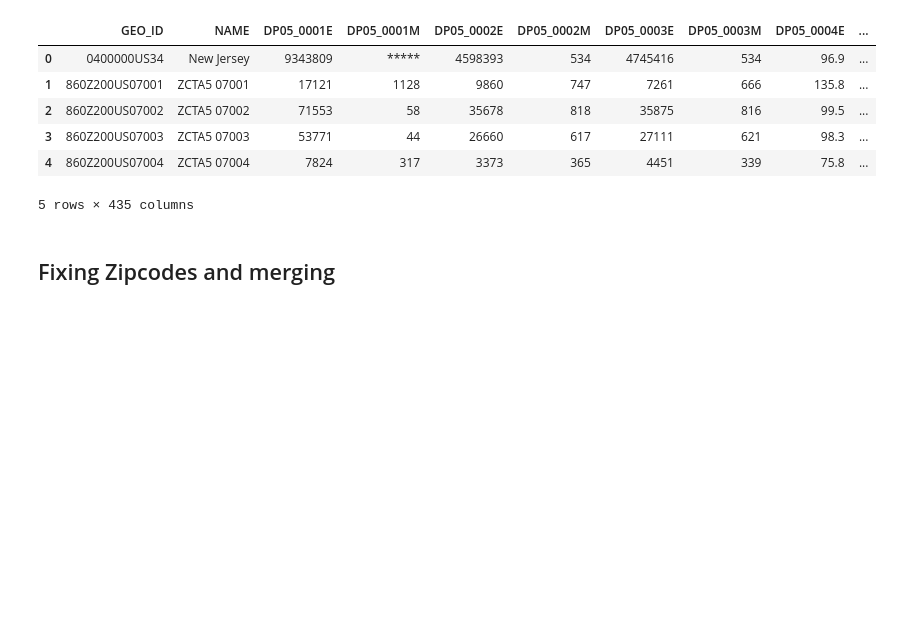
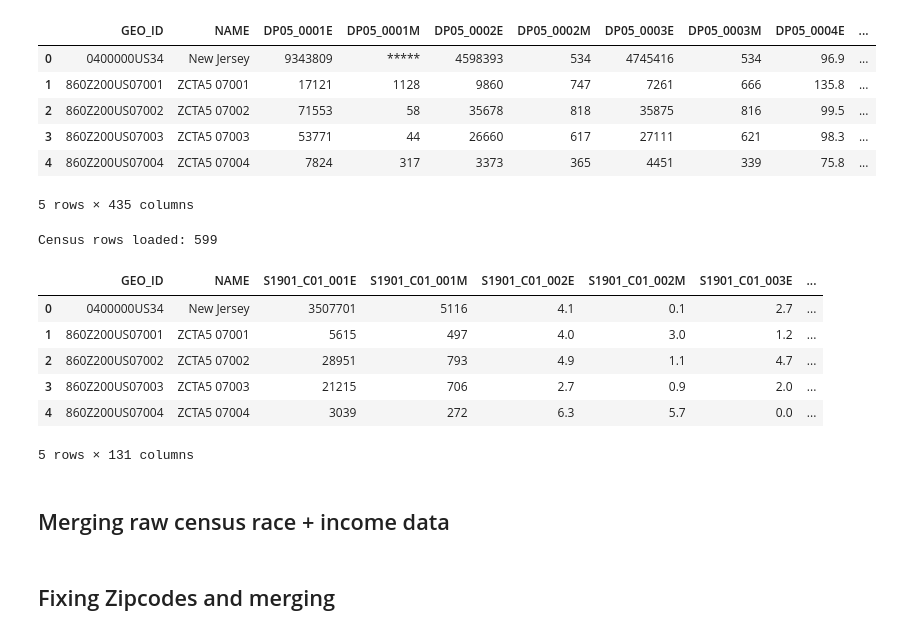
Before and after one commit to Charcharbinks28/QSS20-CW-Final, a Jupyter notebook: code/02_data_clean_visualize_me_search.ipynb, the cells around one changed output. Cells and saved outputs as stored; diff of their text form; code cells hidden in the pictures; blank space fills up the shorter version.

```diff
--- a/code/02_data_clean_visualize_me_search.ipynb
+++ b/code/02_data_clean_visualize_me_search.ipynb
@@ -72,3 +72,23 @@ Census rows loaded: 599
 | 3 | 860Z200US07003 | ZCTA5 07003 | 53771 | 44 | 26660 | 617 | 27111 | 621 | 98.3 | ... |
 | 4 | 860Z200US07004 | ZCTA5 07004 | 7824 | 317 | 3373 | 365 | 4451 | 339 | 75.8 | ... |
 5 rows × 435 columns
+# %%
+#Loading census income data
+census_income_df = pd.read_csv(
+    'data/01_pulls/census_income_raw.csv',
+    dtype={'GEO_ID': str}
+)
+
+print(f'Census rows loaded: {len(census_income_df)}')
+census_income_df.head()
+# %% [output]
+Census rows loaded: 599
+|  | GEO_ID | NAME | S1901_C01_001E | S1901_C01_001M | S1901_C01_002E | S1901_C01_002M | S1901_C01_003E | ... |
+| 0 | 0400000US34 | New Jersey | 3507701 | 5116 | 4.1 | 0.1 | 2.7 | ... |
+| 1 | 860Z200US07001 | ZCTA5 07001 | 5615 | 497 | 4.0 | 3.0 | 1.2 | ... |
+| 2 | 860Z200US07002 | ZCTA5 07002 | 28951 | 793 | 4.9 | 1.1 | 4.7 | ... |
+| 3 | 860Z200US07003 | ZCTA5 07003 | 21215 | 706 | 2.7 | 0.9 | 2.0 | ... |
+| 4 | 860Z200US07004 | ZCTA5 07004 | 3039 | 272 | 6.3 | 5.7 | 0.0 | ... |
+5 rows × 131 columns
+# %% [markdown]
+## Merging raw census race + income data
```
Also changed, not shown: parts of 2 cells of this notebook.
